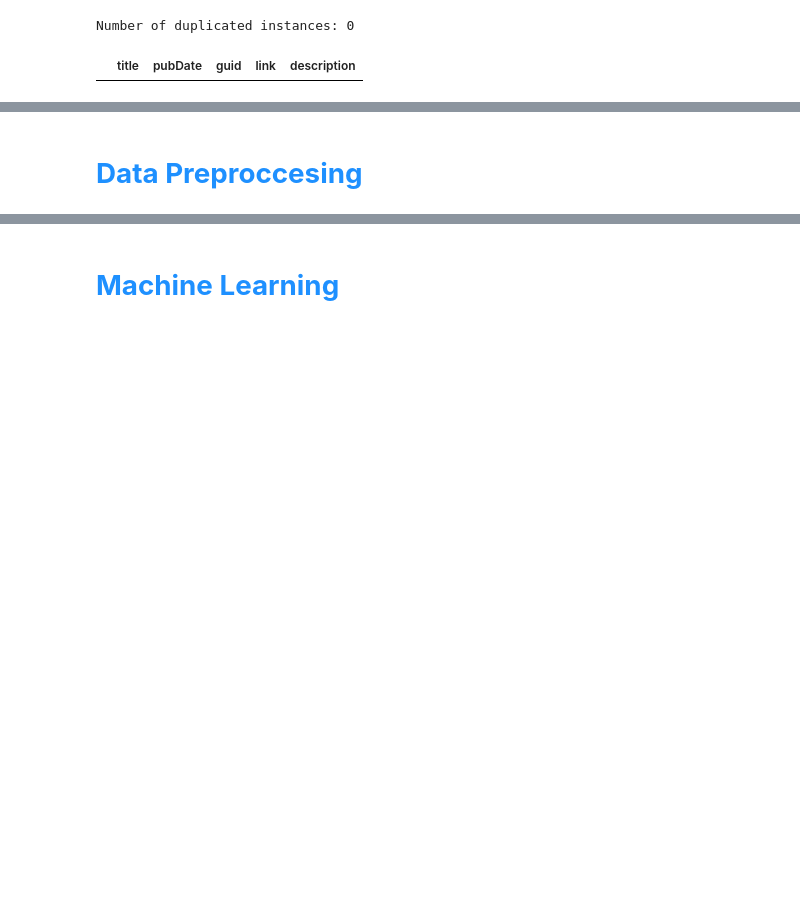
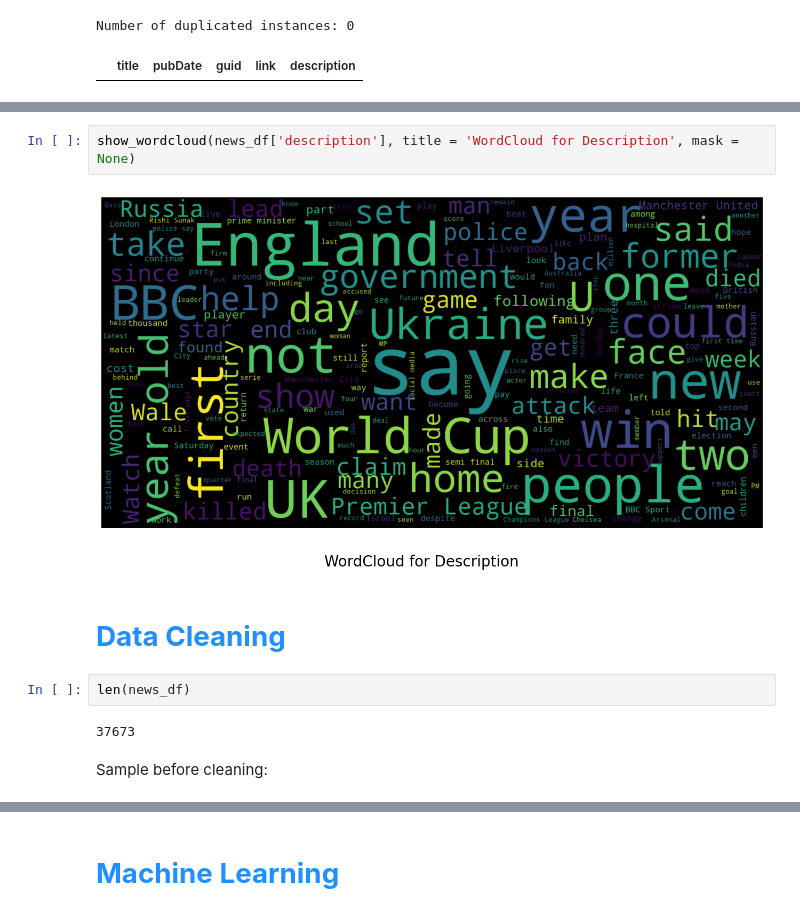
Before and after one commit to WalidKW/BBC_News, a Jupyter notebook: BBC_News.ipynb, the cells around one changed output, grey strips where cells are left out. Drawn from its saved outputs; the diff is of its cells as text; blank space fills up the shorter version.

```diff
--- a/BBC_News.ipynb
+++ b/BBC_News.ipynb
@@ -118,2 +146,12 @@ Number of duplicated instances: 0
+# %%
+show_wordcloud(news_df['description'], title = 'WordCloud for Description', mask = None)
+# %% [output]
+[figure, added]
 # %% [markdown]
-# <span style='color:dodgerblue; font-weight:bold;'>Data Preproccesing</span>
+# <span style='color:dodgerblue; font-weight:bold;'>Data Cleaning</span>
+# %%
+len(news_df)
+# %% [output]
+37673
+# %% [markdown]
+Sample before cleaning:
```
Also changed, not shown: parts of 14 cells of this notebook, 1 other file.
